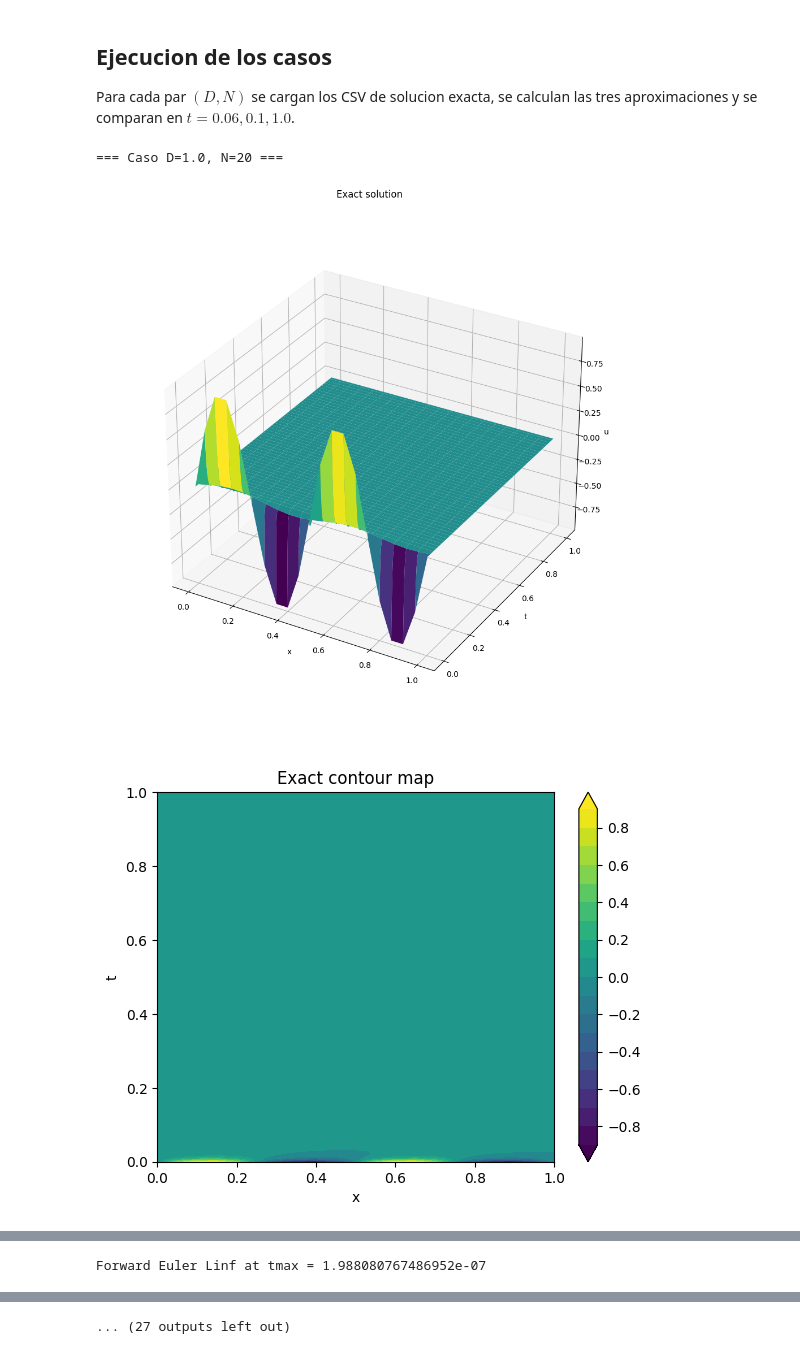
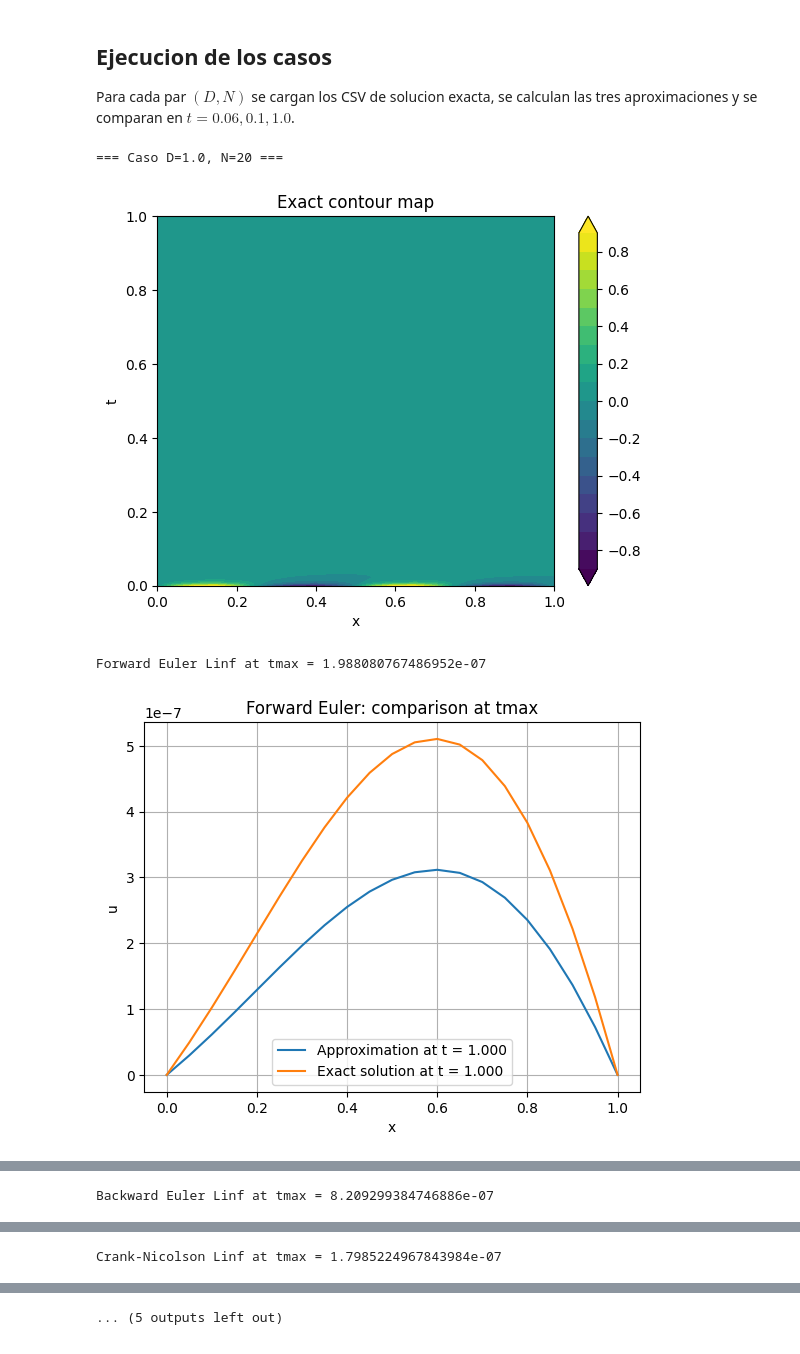
Before and after one commit to CristobalMe/reto-final, a Jupyter notebook: notebooks/tareas_chacon/3_2/3_2_Ecuacion_de_calor_Dirichlet.ipynb, the cells around one changed output, grey strips where cells are left out. Saved outputs shown, nothing was run; the diff lists cells and outputs as text; code cells hidden in the pictures.

```diff
--- a/notebooks/tareas_chacon/3_2/3_2_Ecuacion_de_calor_Dirichlet.ipynb
+++ b/notebooks/tareas_chacon/3_2/3_2_Ecuacion_de_calor_Dirichlet.ipynb
@@ -178,12 +181,6 @@ def plot_exact(u_exact, tmin, tmax, title_prefix="Exact"):
     xx = np.linspace(0.0, 1.0, nx)
     tt = np.linspace(tmin, tmax, nt)
     XX, TT = np.meshgrid(xx, tt)
-
-    fig, ax = plt.subplots(subplot_kw={"projection": "3d"}, figsize=(10, 10), layout="tight")
-    ax.plot_surface(XX, TT, u_exact.T, cmap=cm.viridis)
-    ax.set(title=f"{title_prefix} solution", xlabel="x", ylabel="t", zlabel="u")
-    ax.set_box_aspect(None, zoom=0.87)
-    plt.show()
 
     fig, ax = plt.subplots()
     ct = ax.contourf(XX, TT, u_exact.T, levels=21, extend="both")
@@ -198,26 +195,6 @@ def plot_method(u, u_exact_grid, x, t, X, T, levels, method_name, times):
 
     print(f"{method_name} Linf at tmax = {norm(error[:, M], ord=np.inf)}")
 
-    fig, ax = plt.subplots(subplot_kw={"projection": "3d"}, figsize=(10, 10), layout="tight")
-    ax.plot_surface(X, T, u.T, cmap=cm.viridis)
-    ax.set(title=f"{method_name} approximation", xlabel="x", ylabel="t", zlabel="u")
-    ax.set_box_aspect(None, zoom=0.87)
-    plt.show()
-
-    fig, ax = plt.subplots()
-    ct = ax.contourf(X, T, u.T, levels=levels, extend="both")
-    fig.colorbar(ct)
-    ax.set(title=f"{method_name} contour map", xlabel="x", ylabel="t")
-    plt.show()
-
-    fig, ax = plt.subplots()
-    for k in range(0, M+1, max(1, M//5)):
-        ax.plot(x, u[:, k], label=f"t = {t[k]:.3f}")
-    ax.set(title=f"{method_name}: temperature variation", xlabel="x", ylabel="u")
-    ax.grid()
-    ax.legend()
-    plt.show()
-
     fig, ax = plt.subplots()
     ax.plot(x, u[:, M], label=f"Approximation at t = {t[M]:.3f}")
     ax.plot(x, u_exact_grid[:, M], label=f"Exact solution at t = {t[M]:.3f}")
@@ -231,16 +208,6 @@ def plot_method(u, u_exact_grid, x, t, X, T, levels, method_name, times):
     ax.set(title=f"{method_name}: absolute error at tmax", xlabel="x", ylabel="error")
     ax.grid()
     plt.show()
-
-    for tt in times:
-        idx = int(round(tt / dt))
-        fig, ax = plt.subplots()
-        ax.plot(x, u[:, idx], label=f"Approximation at t = {tt}")
-        ax.plot(x, u_exact_grid[:, idx], label=f"Exact solution at t = {tt}")
-        ax.set(title=f"{method_name}: comparison at t = {tt}", xlabel="x", ylabel="u")
-        ax.grid()
-        ax.legend()
-        plt.show()
 
 
 def run_case(D, N):
@@ -257,47 +224,40 @@ def run_case(D, N):
             f"La solucion exacta discretizada tiene forma {u_exact_grid.shape}, se esperaba {(N+1, M+1)}"
         )
 
-    # Graficas de solucion exacta
     plot_exact(u_exact, tmin, tmax, title_prefix="Exact")
-
-    # Condicion inicial
-    fig, ax = plt.subplots()
-    ax.plot(x, f(x))
-    ax.set(title="Condicion inicial", xlabel="x", ylabel="u(x,0)")
-    ax.grid()
-    plt.show()
 
     try:
         # Forward Euler
         u_fwd, x, t, X, T, levels = forward_euler(D, N)
         plot_method(u_fwd, u_exact_grid, x, t, X, T, levels, "Forward Euler", times_to_plot)
 
         # Backward Euler
         u_bwd, x, t, X, T, levels = backward_euler(D, N)
         plot_method(u_bwd, u_exact_grid, x, t, X, T, levels, "Backward Euler", times_to_plot)
 
         # Crank-Nicolson
         u_cn, x, t, X, T, levels = crank_nicolson(D, N)
         plot_method(u_cn, u_exact_grid, x, t, X, T, levels, "Crank-Nicolson", times_to_plot)
     except ValueError as e:
         print(f"Error: {e}")
 
     # Comparacion de metodos en tmax
     fig, ax = plt.subplots()
     ax.plot(x, u_fwd[:, M], label="Forward Euler")
     ax.plot(x, u_bwd[:, M], label="Backward Euler")
     ax.plot(x, u_cn[:, M], label="Crank-Nicolson")
     ax.plot(x, u_exact_grid[:, M], label="Exact")
     ax.set(title="Comparison at tmax", xlabel="x", ylabel="u")
     ax.grid()
     ax.legend()
     plt.show()
 
 
 for D in D_values:
     for N in N_values:
         run_case(D, N)
 # %% [output]
 === Caso D=1.0, N=20 ===
-[figure, old version]
+[figure, new version]
+Forward Euler Linf at tmax = 1.988080767486952e-07
-[figure, old version]
+[figure, new version]
@@ -305 +265 @@ for D in D_values:
-Forward Euler Linf at tmax = 1.988080767486952e-07
+Backward Euler Linf at tmax = 8.209299384746886e-07
@@ -307,0 +268 @@ Forward Euler Linf at tmax = 1.988080767486952e-07
+Crank-Nicolson Linf at tmax = 1.7985224967843984e-07
@@ -313 +272 @@ Forward Euler Linf at tmax = 1.988080767486952e-07
-... (27 outputs left out)
+... (5 outputs left out)
```
Also changed, not shown: parts of 3 cells of this notebook, 2 other files.
